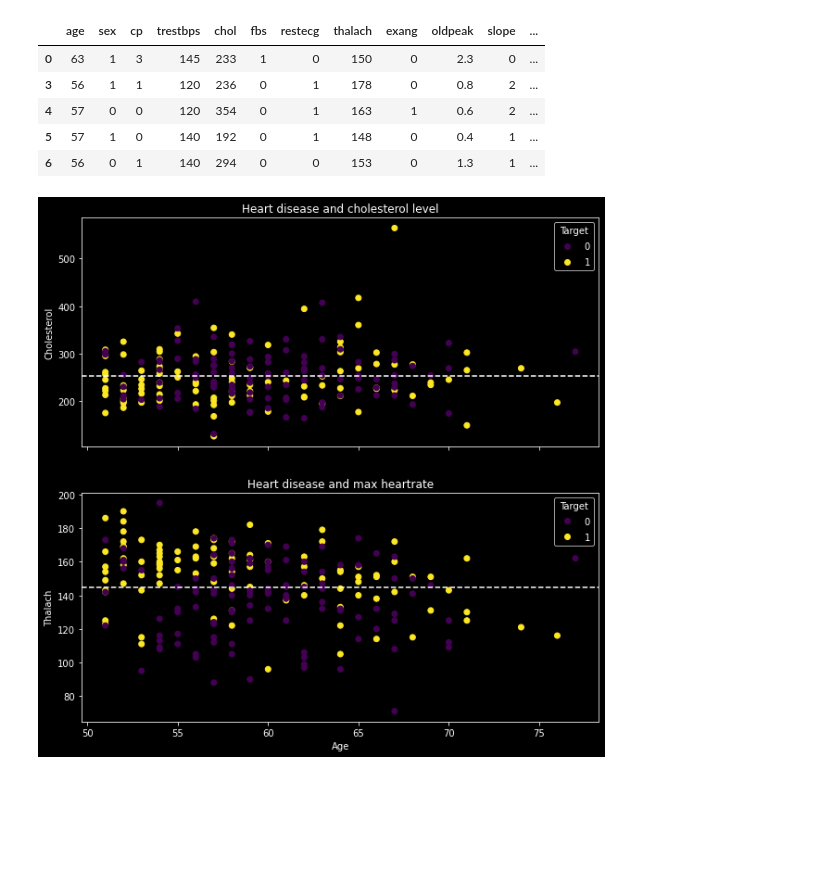
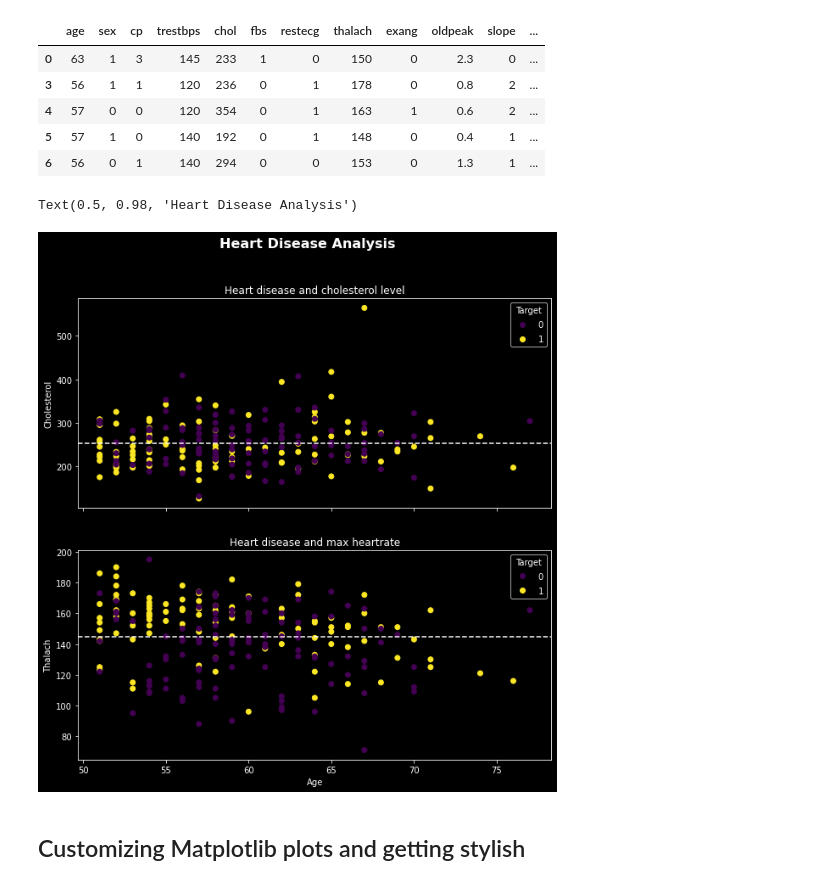
Before and after one commit to crypt096/zero-to-mastery-ml, a Jupyter notebook: introduction-to-matplotlib.ipynb, the cells around one changed output. Cells and saved outputs as stored; diff of their text form; code cells hidden in the pictures; blank space fills up the shorter version.

Commit message:
Add more styles of matplotlib.

```diff
--- a/introduction-to-matplotlib.ipynb
+++ b/introduction-to-matplotlib.ipynb
@@ -450,31 +450,37 @@ over_50.head()
 # Subplot of chol, age, thalach
 
 fig, (ax0,ax1) = plt.subplots(nrows=2,ncols=1,figsize=(10,10),sharex=True)
 
 # Add data to ax0
 scatter = ax0.scatter(x=over_50['age'], y=over_50['chol'],c=over_50['target'])
 
 # Customize ax0
 ax0.set(title="Heart disease and cholesterol level",ylabel='Cholesterol')
 
 # Add a legend
 ax0.legend(*scatter.legend_elements(),title='Target');
 
 # Add a horizontal line
 ax0.axhline(over_50['chol'].mean(),linestyle='--');
 
 
 
 # Add data to ax1
 scatter = ax1.scatter(x=over_50['age'], y=over_50['thalach'],c=over_50['target'])
 
 # Customize ax1
 ax1.set(title="Heart disease and max heartrate",xlabel='Age',ylabel='Thalach')
 
 # Add a legend
 ax1.legend(*scatter.legend_elements(),title='Target');
 
 # Add a horizontal line
 ax1.axhline(over_50['thalach'].mean(),linestyle='--');
+
+# Add a title to the figure
+fig.suptitle('Heart Disease Analysis',fontsize=16,fontweight="bold")
 # %% [output]
+Text(0.5, 0.98, 'Heart Disease Analysis')
-[figure, old version]
+[figure, new version]
+# %% [markdown]
+## Customizing Matplotlib plots and getting stylish
```
Also changed, not shown: parts of 12 cells of this notebook.
